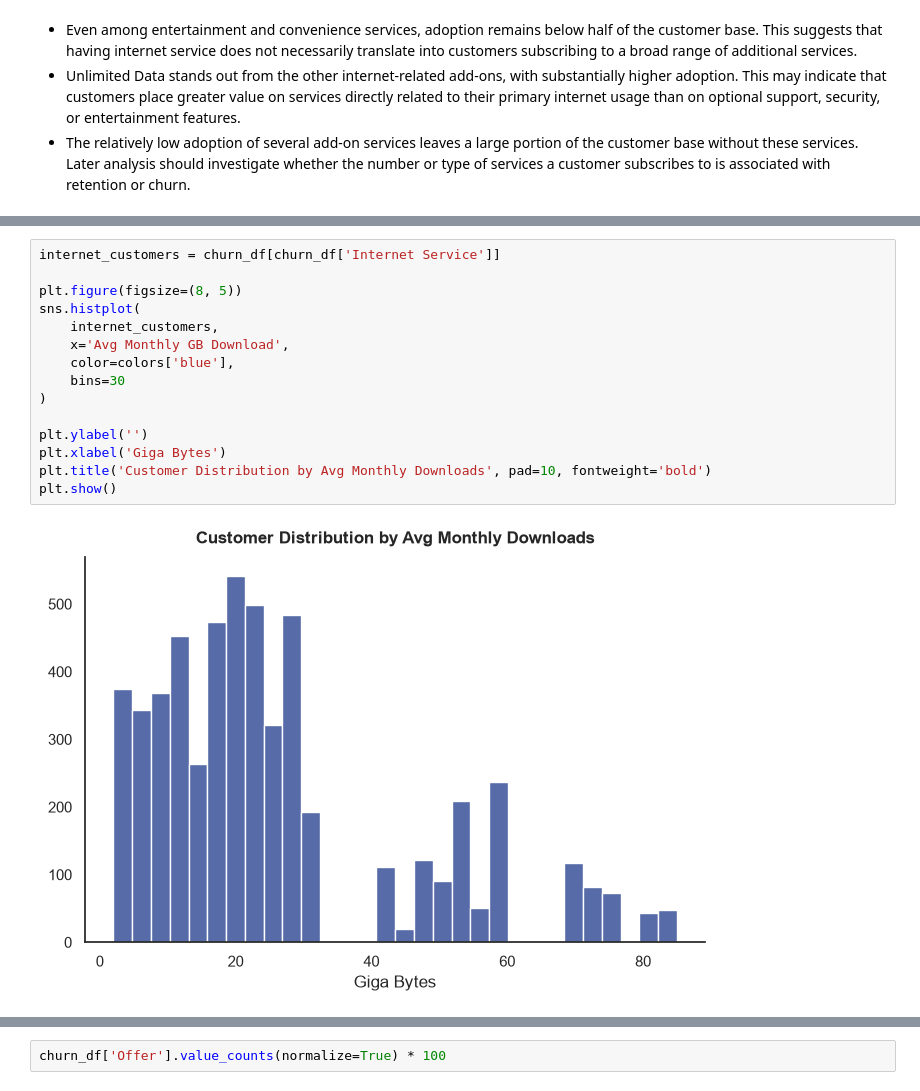
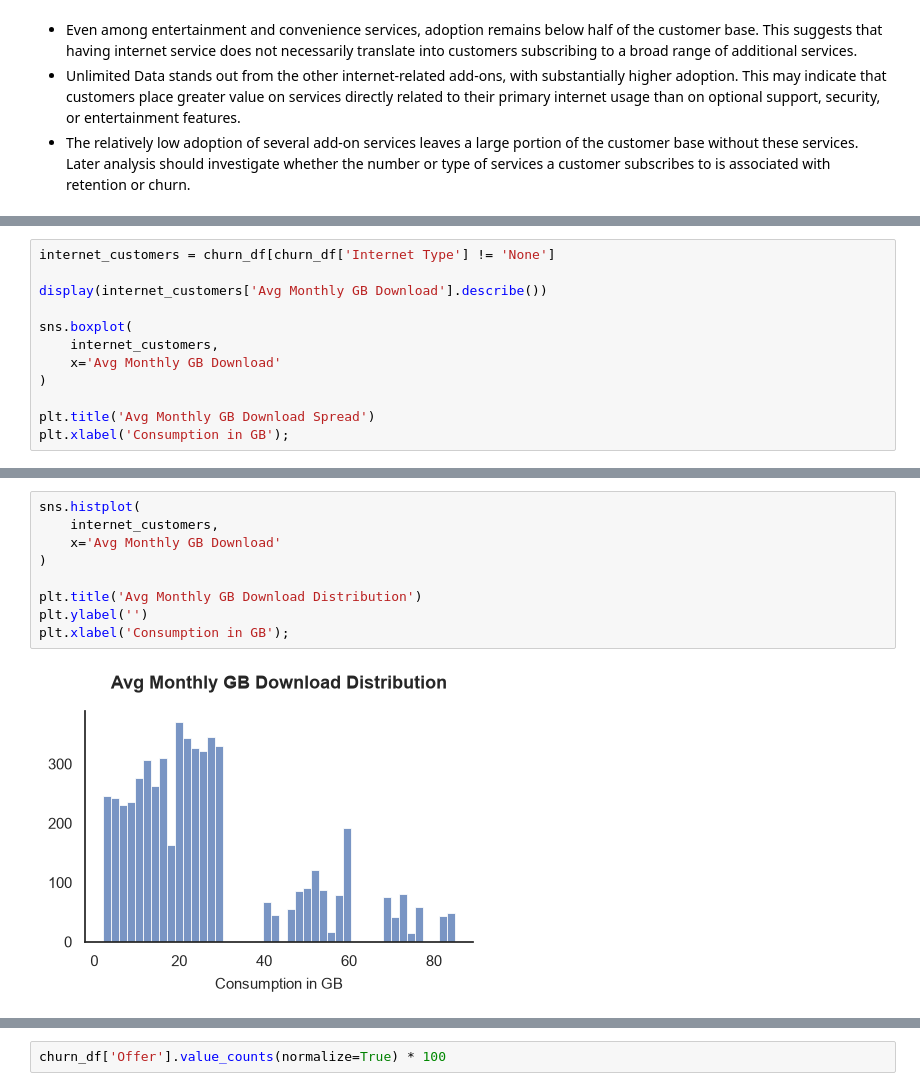
Before and after one commit to pendergataxel/telecom-customer-churn-analysis, a Jupyter notebook: notebooks/02_univariate_analysis.ipynb, the cells around one changed output, grey strips where cells are left out. Saved outputs shown, nothing was run; the diff lists cells and outputs as text.

```diff
--- a/notebooks/02_univariate_analysis.ipynb
+++ b/notebooks/02_univariate_analysis.ipynb
@@ -527,0 +537,12 @@ Name: proportion, dtype: float64
+# %%
+internet_customers = churn_df[churn_df['Internet Type'] != 'None']
+
+display(internet_customers['Avg Monthly GB Download'].describe())
+
+sns.boxplot(
+    internet_customers,
+    x='Avg Monthly GB Download'
+)
+
+plt.title('Avg Monthly GB Download Spread')
+plt.xlabel('Consumption in GB');
@@ -528,17 +560,11 @@ Name: proportion, dtype: float64
 # %%
-internet_customers = churn_df[churn_df['Internet Service']]
-
-plt.figure(figsize=(8, 5))
 sns.histplot(
     internet_customers,
-    x='Avg Monthly GB Download',
-    color=colors['blue'],
-    bins=30
+    x='Avg Monthly GB Download'
 )
 
+plt.title('Avg Monthly GB Download Distribution')
 plt.ylabel('')
-plt.xlabel('Giga Bytes')
-plt.title('Customer Distribution by Avg Monthly Downloads', pad=10, fontweight='bold')
-plt.show()
+plt.xlabel('Consumption in GB');
 # %% [output]
-[figure, old version]
+[figure, new version]
```
Also changed, not shown: parts of 69 cells of this notebook.
